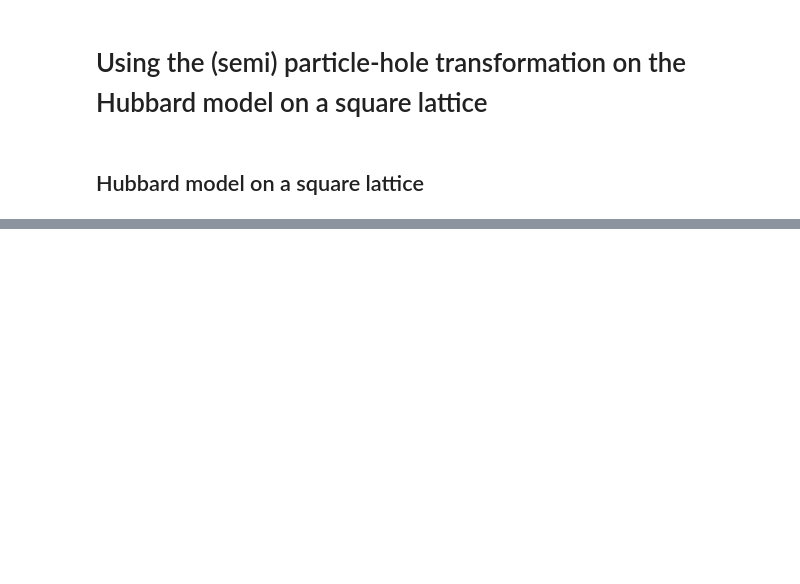
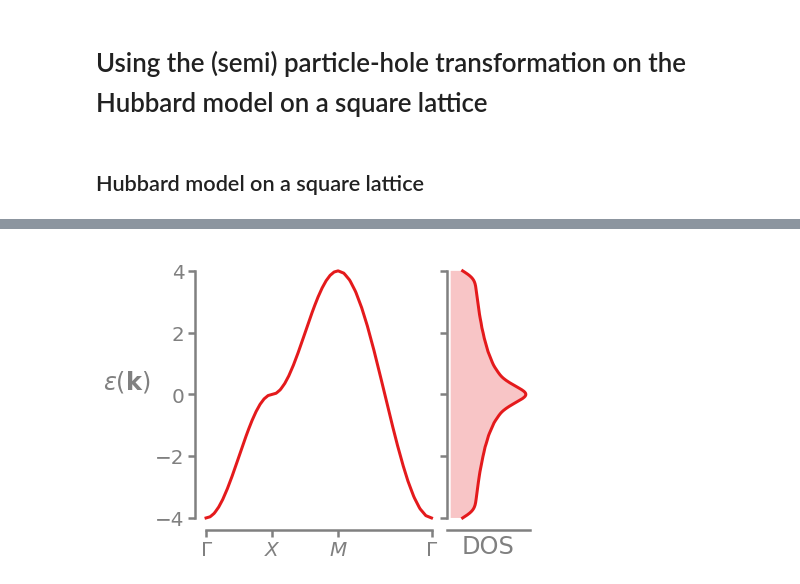
Before and after one commit to TRIQS/tprf, a Jupyter notebook: doc/user_guide/PHT_Hubbard_Model.ipynb, the cells around one changed output, grey strips where cells are left out. Saved outputs shown, nothing was run; the diff lists cells and outputs as text; code cells hidden in the pictures; blank space fills up the shorter version.

```diff
--- a/doc/user_guide/PHT_Hubbard_Model.ipynb
+++ b/doc/user_guide/PHT_Hubbard_Model.ipynb
@@ -453,0 +71,40 @@ We test this by calculating the phase transition to the AFM for a few chemical p
+# %%
+from matplotlib import gridspec
+from scipy.stats import gaussian_kde
+from plotting_tools import bsplot
+
+gs = gridspec.GridSpec(1, 2, width_ratios=[3, 1])
+gs.update(wspace=0.025, hspace=0.05)
+
+# -- Bandstructure
+ax_bs = plt.subplot(gs[0])
+
+lower_limit = np.min(e_k.data.real)
+upper_limit = np.max(e_k.data.real)
+
+path = 'G-X-M-G'
+ax_bs.bsplot(e_k, path)
+
+ax_bs.spines['left'].set_bounds(lower_limit, upper_limit)
+ax_bs.spines['bottom'].set_bounds(ax_bs.get_xticks()[0], ax_bs.get_xticks()[-1])
+
+ax_bs.set_ylabel('$\epsilon(\mathbf{k})$', rotation=0, ha='right')
+
+# -- Density of states
+ax_dos = plt.subplot(gs[1])
+
+dos = gaussian_kde(e_k.data[:,0,0].real)
+xs = np.linspace(lower_limit, upper_limit , 500)
+dos.covariance_factor = lambda : .1
+dos._compute_covariance()
+
+ax_dos.plot(dos(xs).real, xs)
+ax_dos.fill_betweenx(xs, dos(xs).real, [0]*len(xs), alpha=0.25)
+ax_dos.set_xlabel('DOS')
+
+ax_dos.set_yticklabels([''])
+ax_dos.set_xticks([])
+
+ax_dos.spines['left'].set_bounds(lower_limit, upper_limit)
+# %% [output]
+[figure, added]
```
Also changed, not shown: parts of 86 cells of this notebook, 1 other file.
